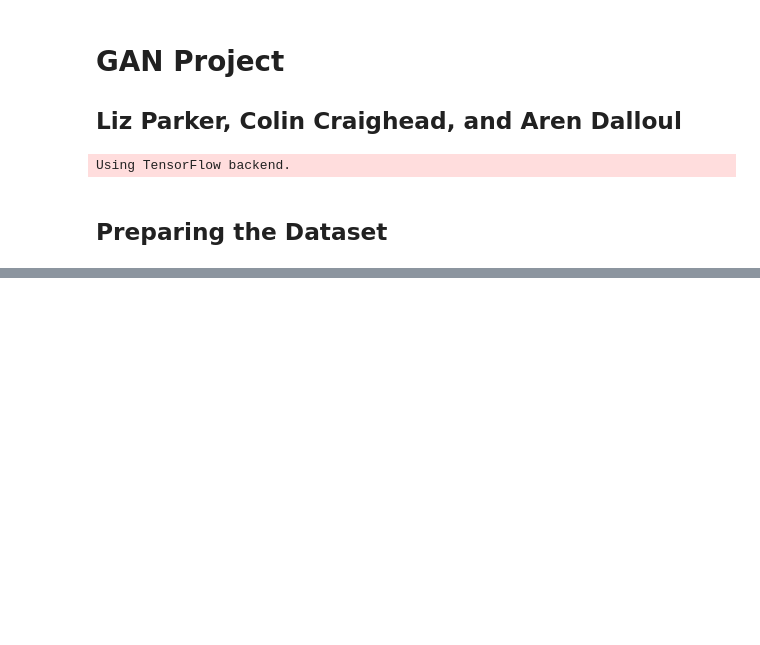
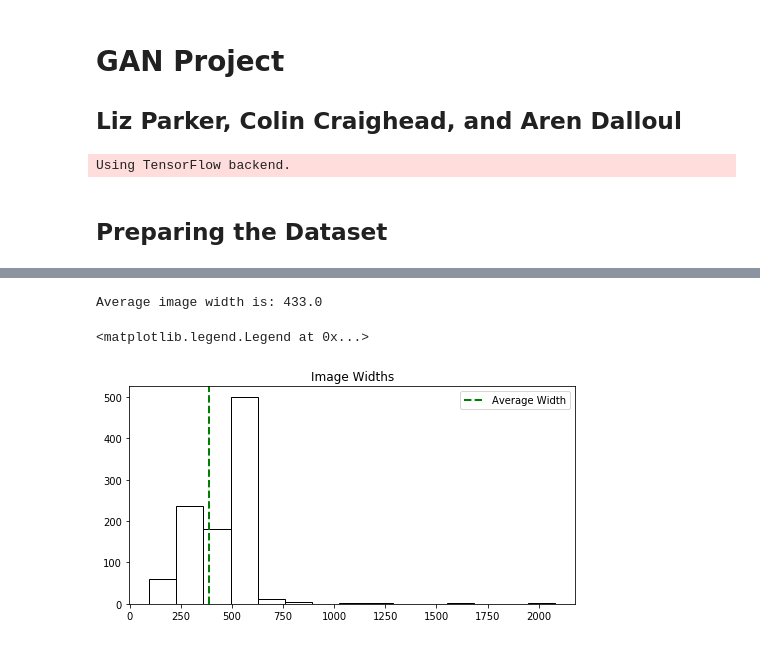
Before and after one commit to elpa8934/GAN, a Jupyter notebook: EDANotebook.ipynb, the cells around one changed output, grey strips where cells are left out. Cells and saved outputs as stored; diff of their text form; code cells hidden in the pictures; blank space fills up the shorter version.

```diff
--- a/EDANotebook.ipynb
+++ b/EDANotebook.ipynb
@@ -74,0 +67,13 @@ train_df['width'] = [x.shape[1] for x in X_train]
+# %%
+# Plot Histogram of image widths
+print("Average image width is:", round(avgWidth))
+fig = plt.figure(figsize=(8, 4))
+ax = fig.add_subplot()
+ax.hist(widths, bins=15, range=(np.min(widths), np.max(widths)), color='white',  edgecolor='black')
+ax.set_title("Image Widths")
+ax.axvline(x = avgHeight, linewidth=2, color='g', ls = "--", label = "Average Width")
+ax.legend()
+# %% [output]
+Average image width is: 433.0
+<matplotlib.legend.Legend at 0x...>
+[figure, added]
```
Also changed, not shown: parts of 6 cells of this notebook, 1 other file.
